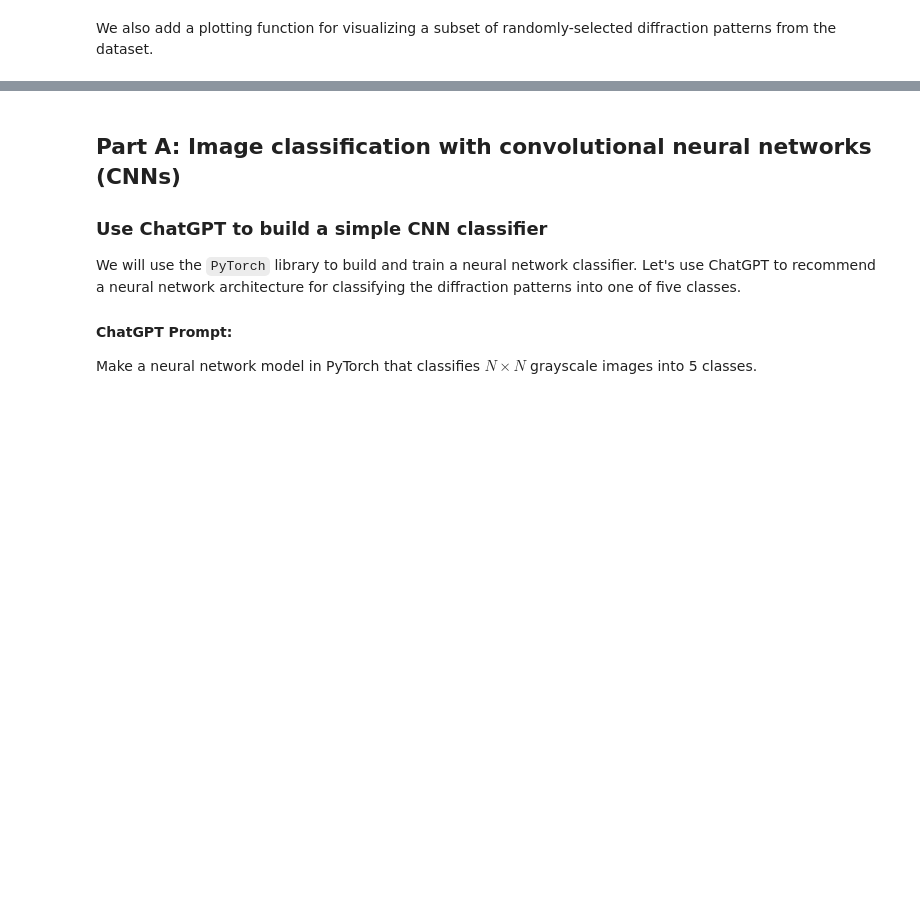
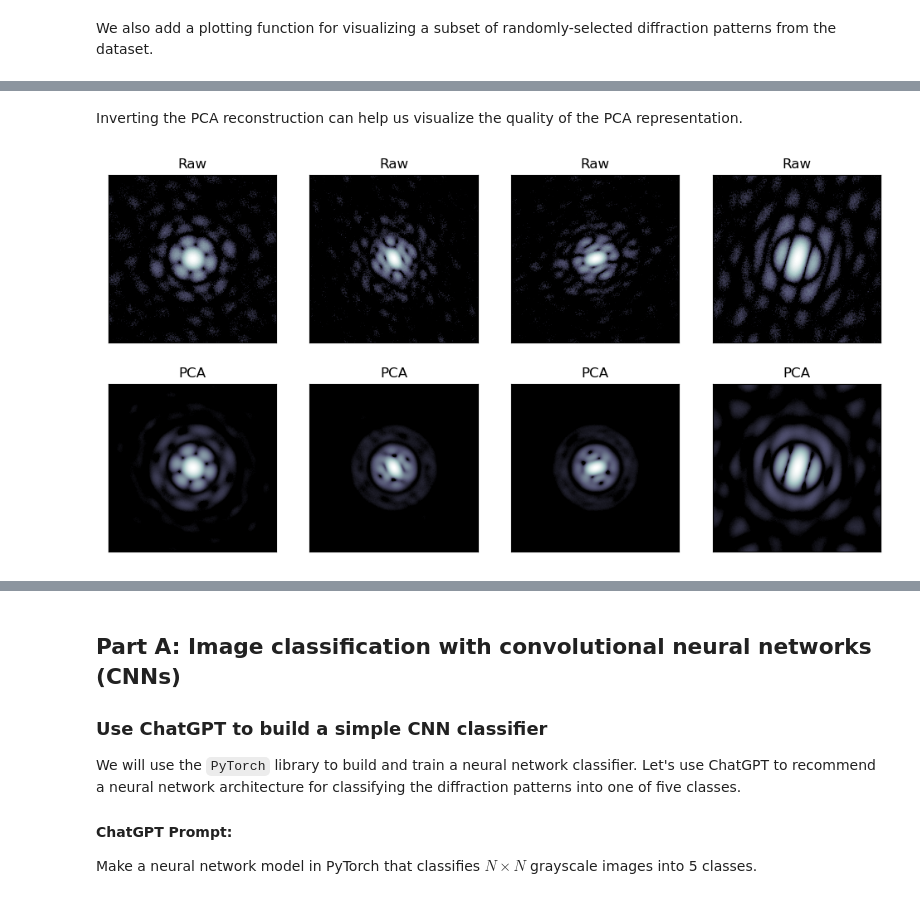
Before and after one commit to ninarina12/NX-School-2023, a Jupyter notebook: AI-ML_Tutorial.ipynb, the cells around one changed output, grey strips where cells are left out. Drawn from its saved outputs; the diff is of its cells as text; code cells hidden in the pictures; blank space fills up the shorter version.

```diff
--- a/AI-ML_Tutorial.ipynb
+++ b/AI-ML_Tutorial.ipynb
@@ -221,0 +301,24 @@ fig = plot_pattern_grid(diffs, targets + 1)
+# %% [markdown]
+Inverting the PCA reconstruction can help us visualize the quality of the PCA representation.
+# %%
+pca_inverse = pca.inverse_transform(pca_transform)
+
+# Visualize pairs of raw and PCA data
+fig = plt.figure(figsize=(12, 6))
+n_rows, n_cols = 2, 4
+vals = np.random.choice(np.arange(len(diffs)),n_cols)
+
+for i in range(len(vals)):
+    ax_raw = fig.add_subplot(n_rows, n_cols, i+1)
+    ax_raw.imshow(diffs[vals[i]],cmap,norm=norm)
+    ax_raw.set_xticks([])
+    ax_raw.set_yticks([])
+    ax_raw.set_title('Raw')
+
+    ax_pca = fig.add_subplot(n_rows, n_cols, i + 5)
+    ax_pca.imshow(pca_inverse[vals[i]].reshape(diffs.shape[1],diffs.shape[2]),cmap,norm=norm)
+    ax_pca.set_xticks([])
+    ax_pca.set_yticks([])
+    ax_pca.set_title('PCA')
+# %% [output]
+[figure, added]
```
Also changed, not shown: parts of 16 cells of this notebook.
